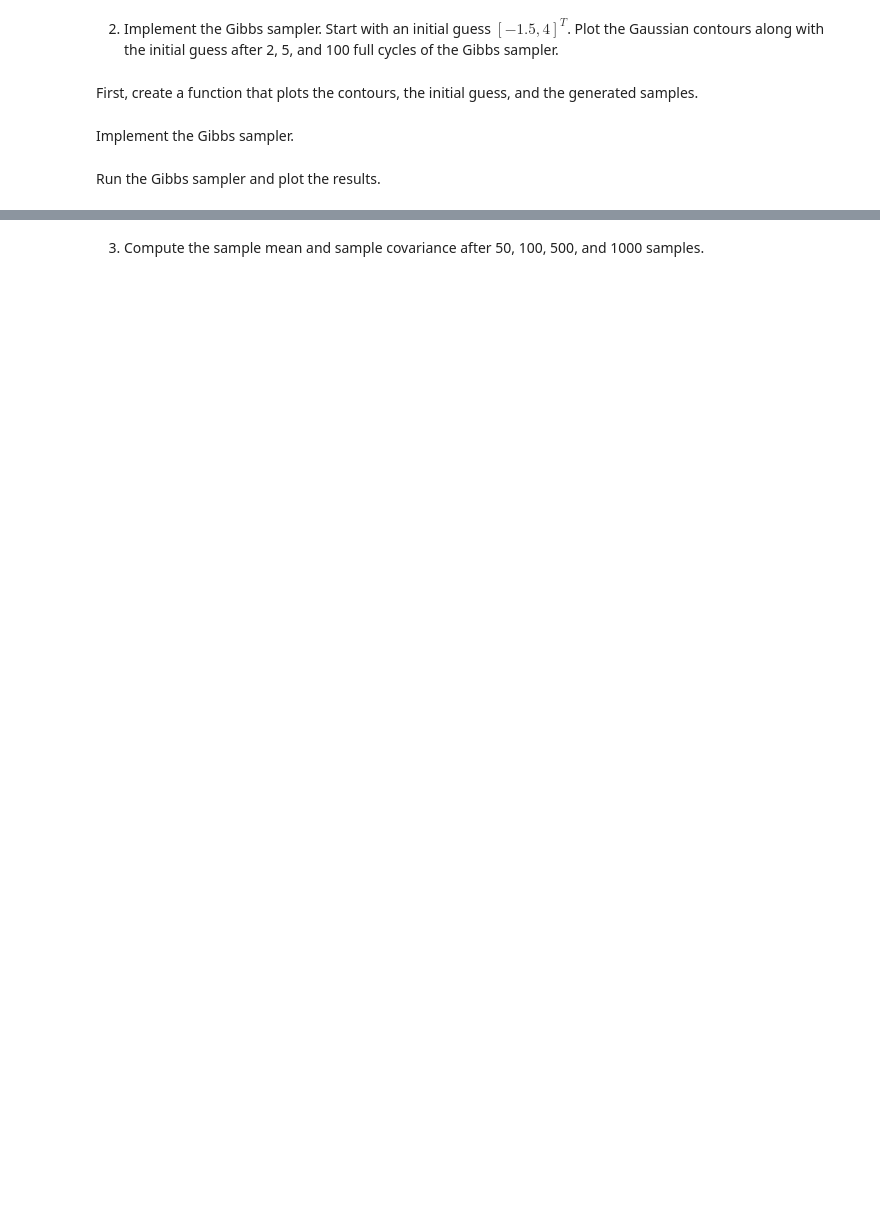
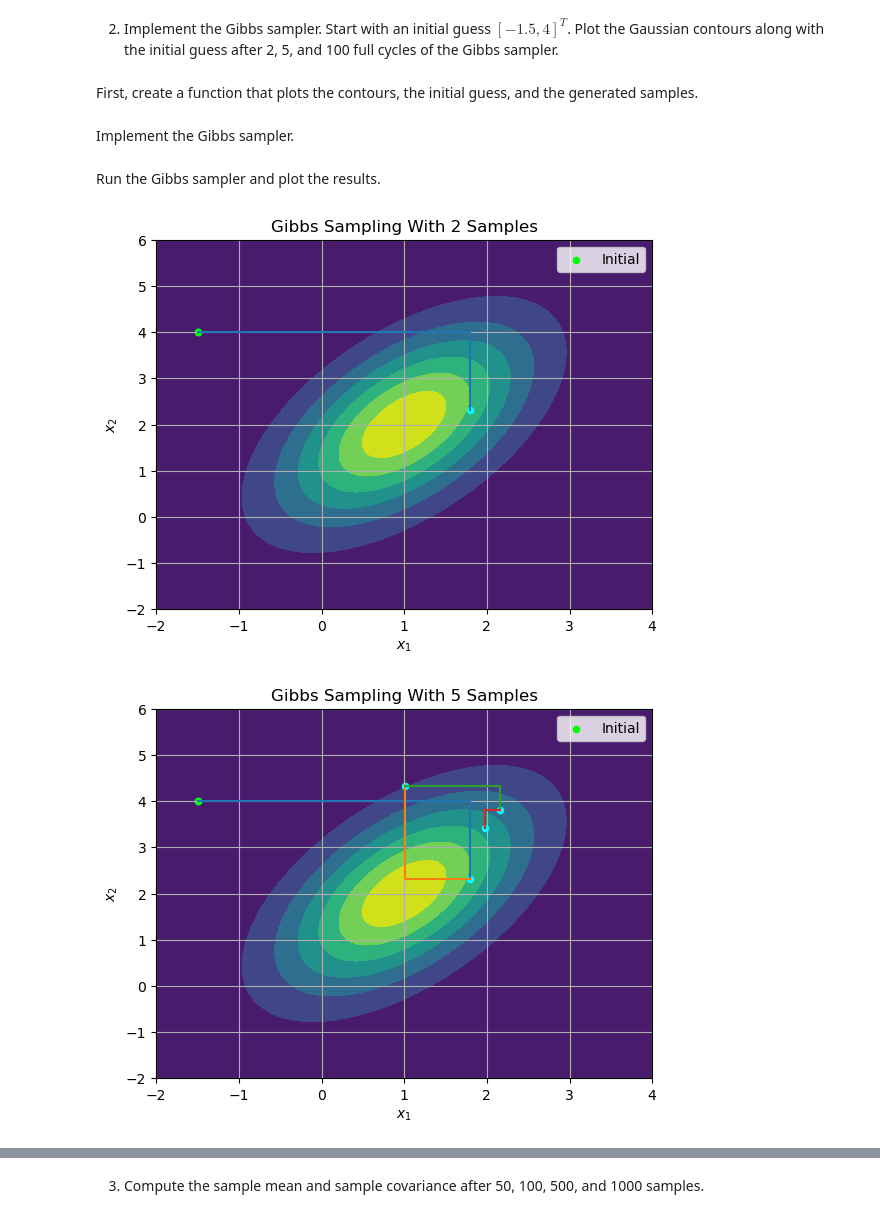
Before and after one commit to meraxion/SML24, a Jupyter notebook: SML24_as04/SML24_as04_3.ipynb, the cells around one changed output, grey strips where cells are left out. Saved outputs shown, nothing was run; the diff lists cells and outputs as text; code cells hidden in the pictures; blank space fills up the shorter version.

```diff
--- a/SML24_as04/SML24_as04_3.ipynb
+++ b/SML24_as04/SML24_as04_3.ipynb
@@ -96,24 +173,2 @@ def gauss_contour(mu, sigma, init_guess, samples=[], title='Initial guess'):
 # %% [markdown]
 Implement the Gibbs sampler.
-# %%
-def Gibbs(mu, sigma, init_guess, T):
-    """
-    Function to plot Gaussian contours and initial guess.
-
-    Parameters
-    ----------
-    mu : (2,) np.ndarray
-        The mean.
-    sigma : (2,2) np.ndarray
-        The covariance.
-    init_guess : (2,) np.ndarray
-        The array containing the initial guess.
-    T : integer
-        The number of samples to generate.
-
-    Returns
-    -------
-    The samples generated.
-    """
-    # YOUR CODE HERE
-    raise NotImplementedError()
@@ -127,0 +217,16 @@ raise NotImplementedError()
+# %%
+"""
+Define the initial guess, the mean, the covariance, and run the Gibbs sampler.
+"""
+mean = np.array([1, 2])
+covariance = np.array([[1, 0.8], [0.8, 2]])
+init = np.array([-1.5, 4])
+sample_sizes = [2, 5, 100, 1000]
+
+samples = Gibbs(mean, covariance, init, 1000)
+
+for sample_size in sample_sizes:
+    gauss_contour(mean, covariance, init, samples[:sample_size])
+# %% [output]
+[figure, added]
+[figure, added]
```
Also changed, not shown: parts of 24 cells of this notebook.
